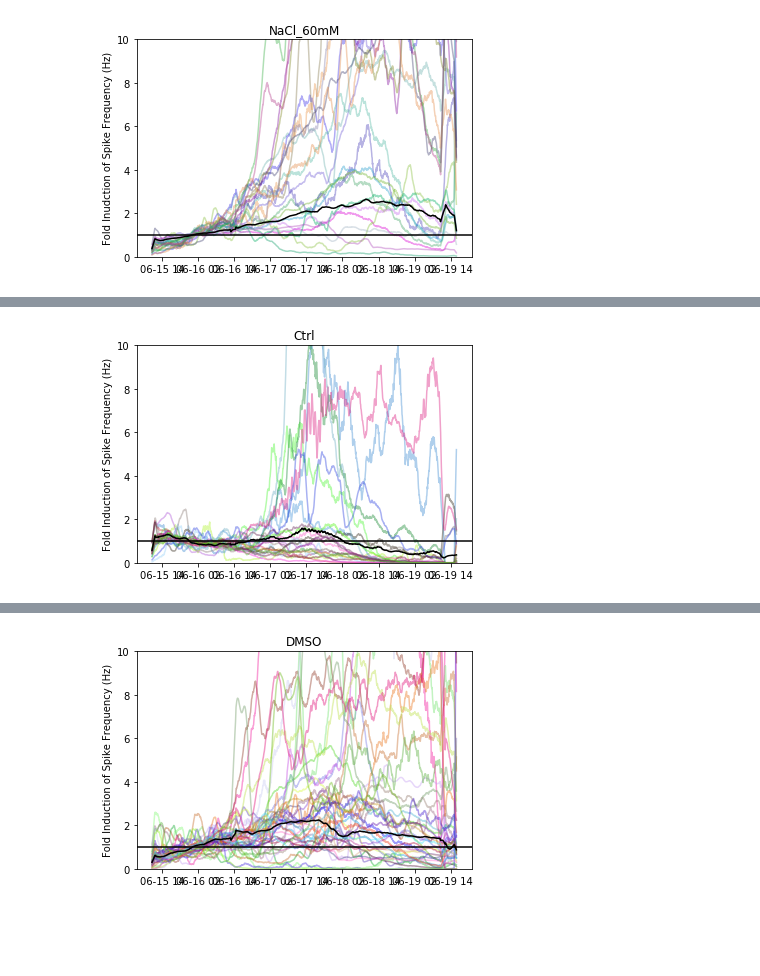
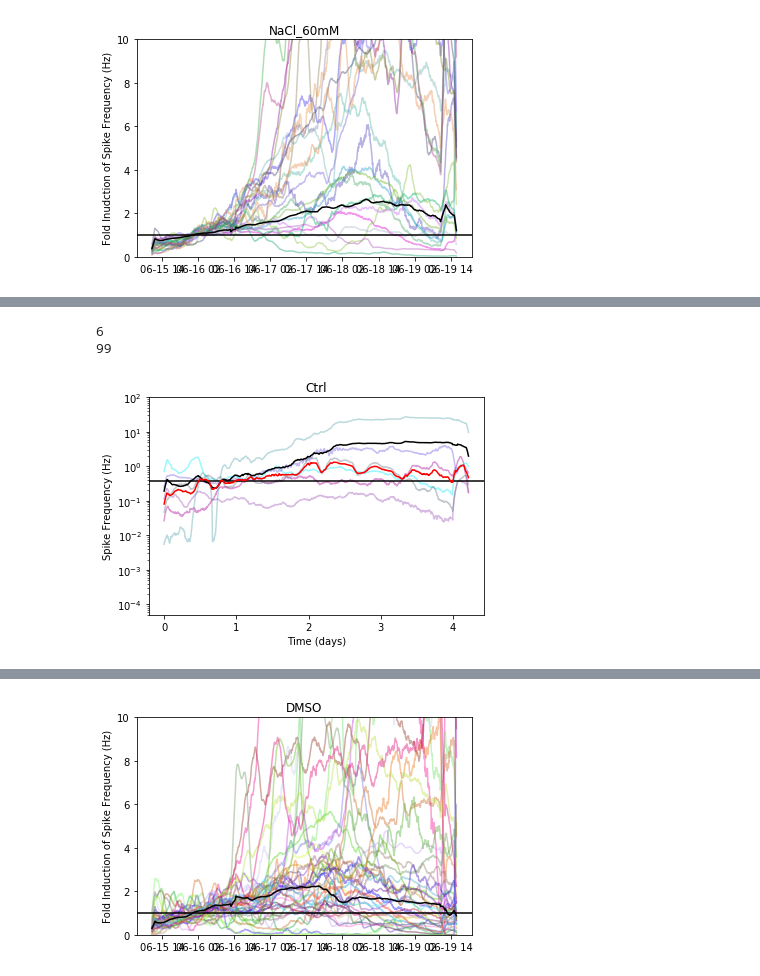
Before and after one commit to ktyssowski/mea_analysis, a Jupyter notebook: jupyter_notebooks/023 Drug Analysis.ipynb, the cells around one changed output, grey strips where cells are left out. Drawn from its saved outputs; the diff is of its cells as text; code cells hidden in the pictures; blank space fills up the shorter version.

```diff
--- a/jupyter_notebooks/023 Drug Analysis.ipynb
+++ b/jupyter_notebooks/023 Drug Analysis.ipynb
@@ -126,4 +89,6 @@ plotting.foldInductionPlusMean(cat_table, baseline_table, stim_table, "NaCl_60mM
 # %%
-plotting.foldInductionPlusMean(cat_table, baseline_table, stim_table, "Ctrl", 'Ctrl', ind_filter = False)
+plotting.foldInductionPlusMean(cat_table, baseline_table, stim_table, "Ctrl", 'Ctrl', ind_filter = False, var = 100, minHz = .05, maxHz = 100, ymax=100, plotFolds=False)
 # %% [output]
+6
+99
-[figure, old version]
+[figure, new version]
```
Also changed, not shown: parts of 7 cells of this notebook, 10 other files.
